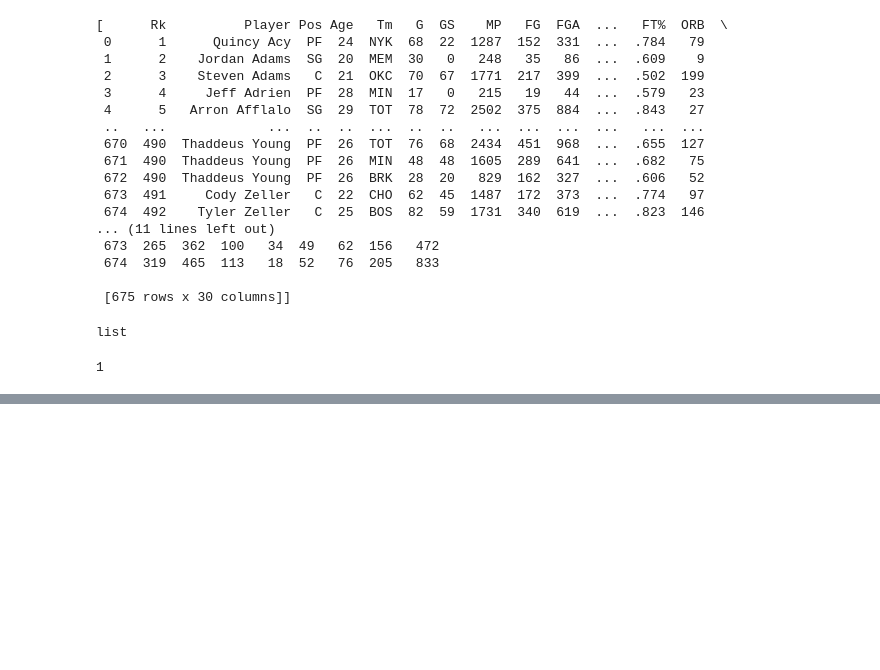
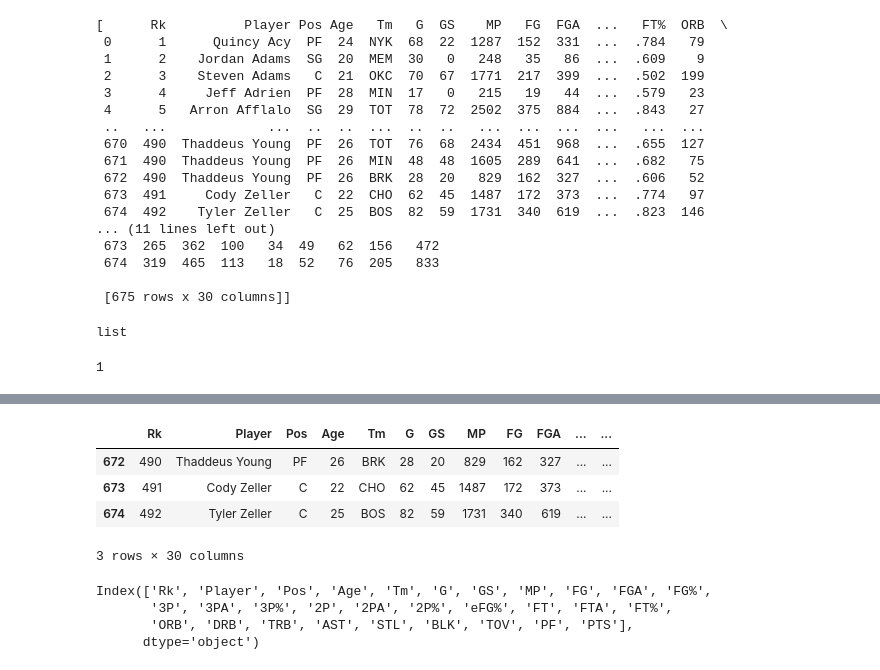
Before and after one commit to anu78600/Learning, a Jupyter notebook: 8.Pandas/pandas-basic.ipynb, the cells around one changed output, grey strips where cells are left out. Drawn from its saved outputs; the diff is of its cells as text; code cells hidden in the pictures; blank space fills up the shorter version.

```diff
--- a/8.Pandas/pandas-basic.ipynb
+++ b/8.Pandas/pandas-basic.ipynb
@@ -383,0 +412,15 @@ len(url_data)
+# %%
+df3.tail(3)
+# %% [output]
+|  | Rk | Player | Pos | Age | Tm | G | GS | MP | FG | FGA | ... | ... |
+| 672 | 490 | Thaddeus Young | PF | 26 | BRK | 28 | 20 | 829 | 162 | 327 | ... | ... |
+| 673 | 491 | Cody Zeller | C | 22 | CHO | 62 | 45 | 1487 | 172 | 373 | ... | ... |
+| 674 | 492 | Tyler Zeller | C | 25 | BOS | 82 | 59 | 1731 | 340 | 619 | ... | ... |
+3 rows × 30 columns
+# %%
+df3.columns
+# %% [output]
+Index(['Rk', 'Player', 'Pos', 'Age', 'Tm', 'G', 'GS', 'MP', 'FG', 'FGA', 'FG%',
+       '3P', '3PA', '3P%', '2P', '2PA', '2P%', 'eFG%', 'FT', 'FTA', 'FT%',
+       'ORB', 'DRB', 'TRB', 'AST', 'STL', 'BLK', 'TOV', 'PF', 'PTS'],
+      dtype='object')
```
Also changed, not shown: parts of 14 cells of this notebook, 1 other file.
